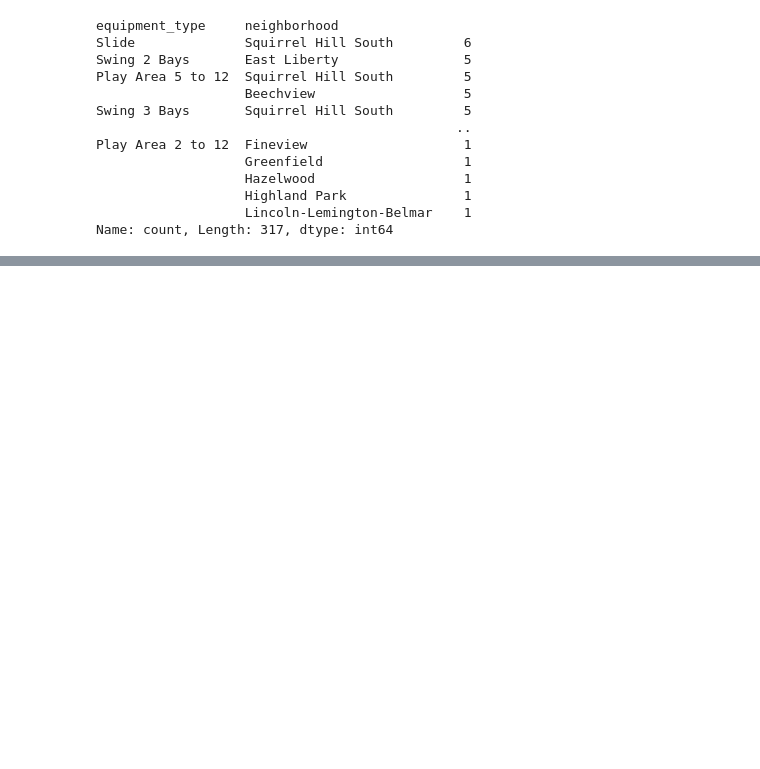
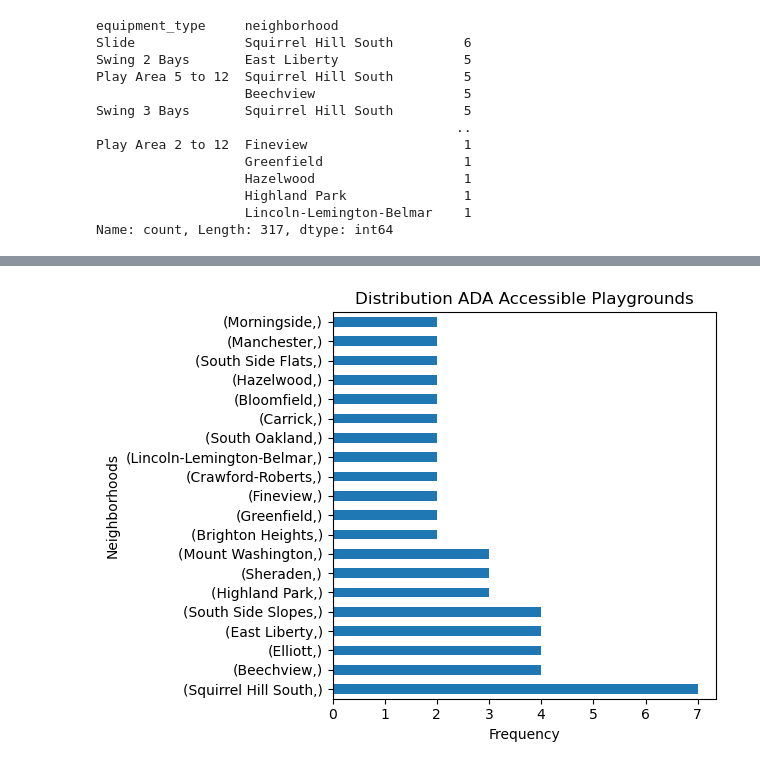
Before and after one commit to worldofrs/BigIdeas-best-PGH-neighborhoods, a Jupyter notebook: RS-playground-equipment-eda.ipynb, the cells around one changed output, grey strips where cells are left out. Saved outputs shown, nothing was run; the diff lists cells and outputs as text; code cells hidden in the pictures; blank space fills up the shorter version.

```diff
--- a/RS-playground-equipment-eda.ipynb
+++ b/RS-playground-equipment-eda.ipynb
@@ -111,8 +108,8 @@ ada_mask.head(20)
 19    False
 Name: ada_accessible, dtype: bool
 # %%
-ada = data[ada_mask]
-ada["neighborhood"].head()
+ada_df = data[data['ada_accessible'] == 't']
+ada_df["neighborhood"].head()
 # %% [output]
 3     Squirrel Hill South
 6                 Windgap
@@ -160,0 +216,19 @@ array(['Pour in Place', 'SofSurfaces', 'Greenpark Breakfall', 'Tiles',
+# %%
+# plotting to see which neighborhoods have the most ada_accessible playgrounds
+
+ada_plot = ada_df[["neighborhood"]].value_counts().head(20)
+
+# Plot (kind='bar' for grouped, add stacked=True for a stacked bar)
+ada_plot.plot(kind='barh', ax=plt.gca())
+
+# Formatting
+plt.title("Distribution ADA Accessible Playgrounds")
+# plt.figure(figsize=(10, 15))
+plt.xlabel("Frequency")
+plt.ylabel("Neighborhoods")
+# plt.legend(title="Legend", bbox_to_anchor=(1.05, 1), loc='upper left')
+plt.xticks(rotation=0)
+plt.tight_layout()
+plt.show()
+# %% [output]
+[figure, added]
```
Also changed, not shown: parts of 18 cells of this notebook.
